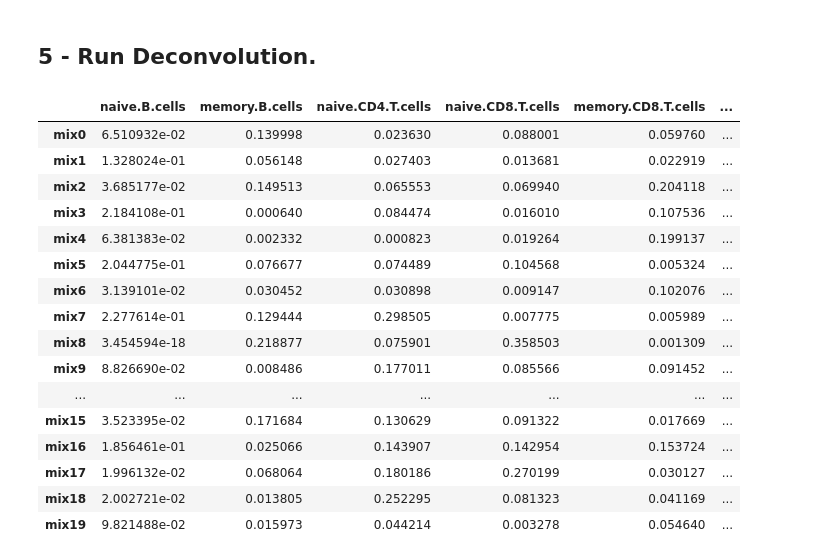
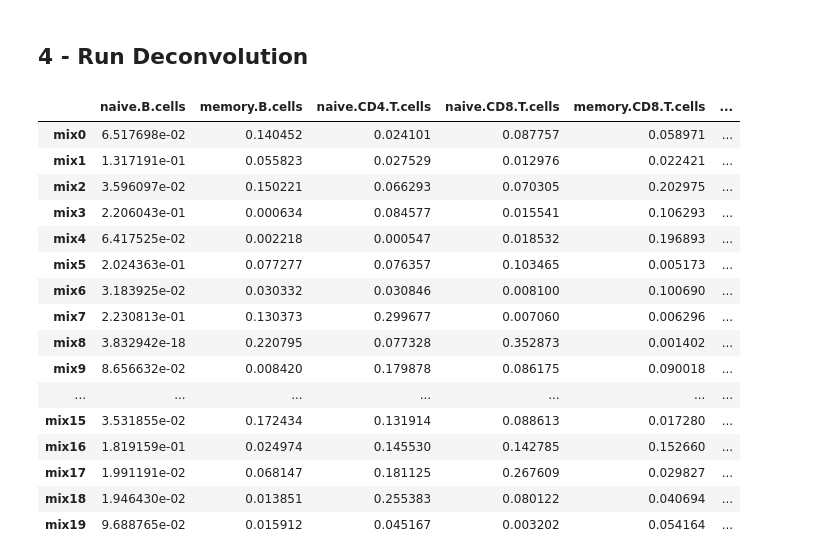
Before and after one commit to zurkin1/Yada, a Jupyter notebook: code/YADA-gene-diff.ipynb, the cells around one changed output. Saved outputs shown, nothing was run; the diff lists cells and outputs as text; code cells hidden in the pictures.

```diff
--- a/code/YADA-gene-diff.ipynb
+++ b/code/YADA-gene-diff.ipynb
@@ -75,23 +80,23 @@ gene_list_df
 # %% [markdown]
-## 5 - Run Deconvolution.
+## 4 - Run Deconvolution
 # %%
-result = run_yada(pure, mix, gene_list_df)
+result = run_yada(pure, mix)
 result
 # %% [output]
 |  | naive.B.cells | memory.B.cells | naive.CD4.T.cells | naive.CD8.T.cells | memory.CD8.T.cells | ... |
-| mix0 | 6.510932e-02 | 0.139998 | 0.023630 | 0.088001 | 0.059760 | ... |
-| mix1 | 1.328024e-01 | 0.056148 | 0.027403 | 0.013681 | 0.022919 | ... |
-| mix2 | 3.685177e-02 | 0.149513 | 0.065553 | 0.069940 | 0.204118 | ... |
-| mix3 | 2.184108e-01 | 0.000640 | 0.084474 | 0.016010 | 0.107536 | ... |
-| mix4 | 6.381383e-02 | 0.002332 | 0.000823 | 0.019264 | 0.199137 | ... |
-| mix5 | 2.044775e-01 | 0.076677 | 0.074489 | 0.104568 | 0.005324 | ... |
-| mix6 | 3.139101e-02 | 0.030452 | 0.030898 | 0.009147 | 0.102076 | ... |
-| mix7 | 2.277614e-01 | 0.129444 | 0.298505 | 0.007775 | 0.005989 | ... |
-| mix8 | 3.454594e-18 | 0.218877 | 0.075901 | 0.358503 | 0.001309 | ... |
-| mix9 | 8.826690e-02 | 0.008486 | 0.177011 | 0.085566 | 0.091452 | ... |
+| mix0 | 6.517698e-02 | 0.140452 | 0.024101 | 0.087757 | 0.058971 | ... |
+| mix1 | 1.317191e-01 | 0.055823 | 0.027529 | 0.012976 | 0.022421 | ... |
+| mix2 | 3.596097e-02 | 0.150221 | 0.066293 | 0.070305 | 0.202975 | ... |
+| mix3 | 2.206043e-01 | 0.000634 | 0.084577 | 0.015541 | 0.106293 | ... |
+| mix4 | 6.417525e-02 | 0.002218 | 0.000547 | 0.018532 | 0.196893 | ... |
+| mix5 | 2.024363e-01 | 0.077277 | 0.076357 | 0.103465 | 0.005173 | ... |
+| mix6 | 3.183925e-02 | 0.030332 | 0.030846 | 0.008100 | 0.100690 | ... |
+| mix7 | 2.230813e-01 | 0.130373 | 0.299677 | 0.007060 | 0.006296 | ... |
+| mix8 | 3.832942e-18 | 0.220795 | 0.077328 | 0.352873 | 0.001402 | ... |
+| mix9 | 8.656632e-02 | 0.008420 | 0.179878 | 0.086175 | 0.090018 | ... |
 | ... | ... | ... | ... | ... | ... | ... |
-| mix15 | 3.523395e-02 | 0.171684 | 0.130629 | 0.091322 | 0.017669 | ... |
-| mix16 | 1.856461e-01 | 0.025066 | 0.143907 | 0.142954 | 0.153724 | ... |
-| mix17 | 1.996132e-02 | 0.068064 | 0.180186 | 0.270199 | 0.030127 | ... |
-| mix18 | 2.002721e-02 | 0.013805 | 0.252295 | 0.081323 | 0.041169 | ... |
-| mix19 | 9.821488e-02 | 0.015973 | 0.044214 | 0.003278 | 0.054640 | ... |
+| mix15 | 3.531855e-02 | 0.172434 | 0.131914 | 0.088613 | 0.017280 | ... |
+| mix16 | 1.819159e-01 | 0.024974 | 0.145530 | 0.142785 | 0.152660 | ... |
+| mix17 | 1.991191e-02 | 0.068147 | 0.181125 | 0.267609 | 0.029827 | ... |
+| mix18 | 1.946430e-02 | 0.013851 | 0.255383 | 0.080122 | 0.040694 | ... |
+| mix19 | 9.688765e-02 | 0.015912 | 0.045167 | 0.003202 | 0.054164 | ... |
```
Also changed, not shown: parts of 16 cells of this notebook, 4 other files.
